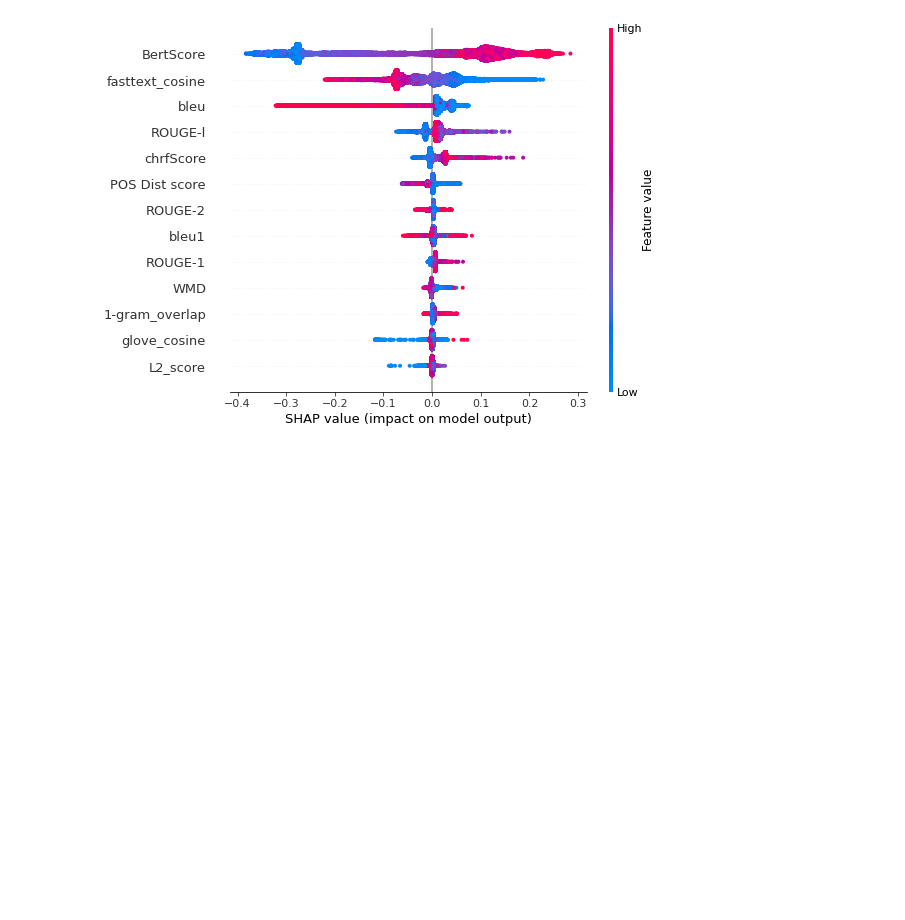
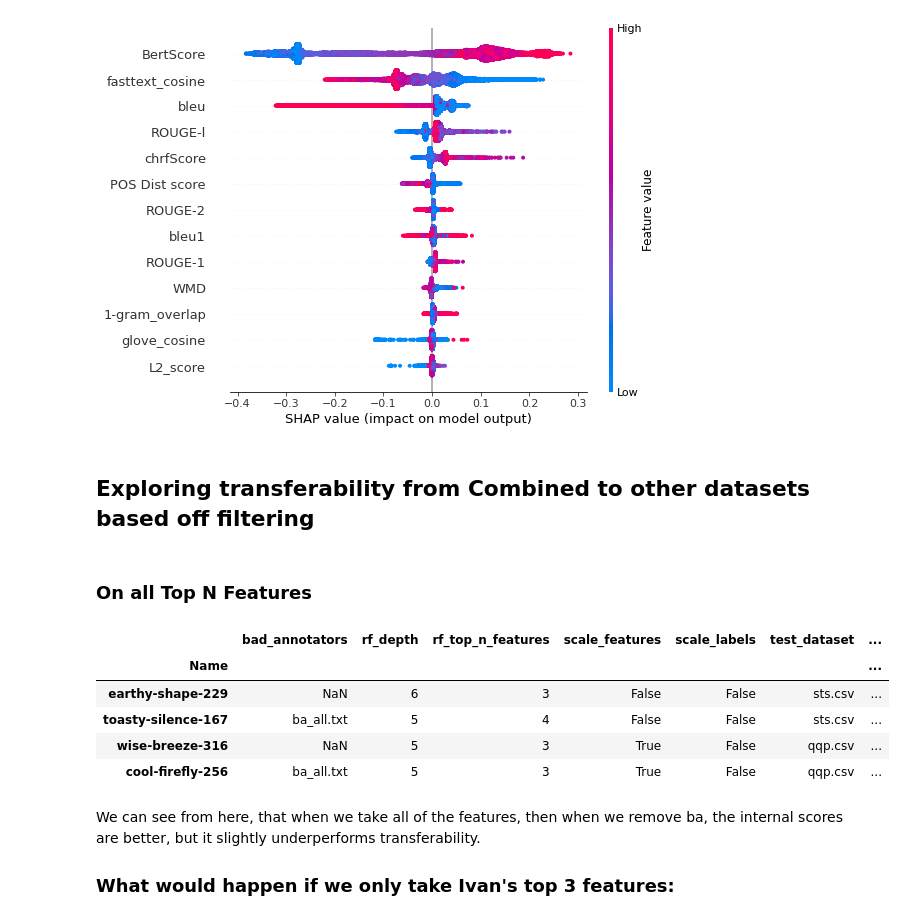
Before and after one commit to Hernanros/SOTA, a Jupyter notebook: notebooks/exploration/[AC][SS]EDA_on_wandb_sweep.ipynb, the cells around one changed output. Saved outputs shown, nothing was run; the diff lists cells and outputs as text; code cells hidden in the pictures; blank space fills up the shorter version.

```diff
--- a/notebooks/exploration/[AC][SS]EDA_on_wandb_sweep.ipynb
+++ b/notebooks/exploration/[AC][SS]EDA_on_wandb_sweep.ipynb
@@ -132,3 +122,38 @@ shap_values = explainer.shap_values(df[metrics])
 shap.summary_plot(shap_values, df[metrics])
 # %% [output]
 [figure]
+# %% [markdown]
+## Exploring transferability from Combined to other datasets based off filtering
+# %% [markdown]
+### On all Top N Features
+# %%
+report_file = "wandb_sweeping.csv"
+
+df = pd.read_csv(PATH_DATA / 'reports' / report_file, index_col="Name")
+df = df[df['scale_labels'] == False]
+
+df['RF Increase'] = df['RF PearsonR'] - df['Base Top Correlation']
+df['RF Increase Percentage'] = df['RF Increase'] / df['Base Top Correlation']
+# %%
+df.drop(columns=['State','Notes','User'],inplace=True)
+# %%
+ex1 = df[(df['train_dataset']==path_combined) & (df['test_dataset'] == path_sts) & (df['bad_annotators'].isnull())].sort_values(by="RF Increase", ascending=False).head(1)
+
+ex2 = df[(df['train_dataset']==path_combined) & (df['test_dataset'] == path_sts) & (df['bad_annotators'].notnull())].sort_values(by="RF Increase", ascending=False).head(1)
+
+ex3 = df[(df['train_dataset']==path_combined) & (df['test_dataset'] == path_qqp) & (df['bad_annotators'].isnull())].sort_values(by="RF Increase",ascending=False).head(1)
+
+ex4 = df[(df['train_dataset']==path_combined) & (df['test_dataset'] == path_qqp) & (df['bad_annotators'].notnull())].sort_values(by="RF Increase",ascending=False).head(1)
+# %%
+pd.concat([ex1,ex2,ex3,ex4])
+# %% [output]
+|  | bad_annotators | rf_depth | rf_top_n_features | scale_features | scale_labels | test_dataset | ... |
+| Name |  |  |  |  |  |  | ... |
+| earthy-shape-229 | NaN | 6 | 3 | False | False | sts.csv | ... |
+| toasty-silence-167 | ba_all.txt | 5 | 4 | False | False | sts.csv | ... |
+| wise-breeze-316 | NaN | 5 | 3 | True | False | qqp.csv | ... |
+| cool-firefly-256 | ba_all.txt | 5 | 3 | True | False | qqp.csv | ... |
+# %% [markdown]
+We can see from here, that when we take all of the features, then when we remove ba, the internal scores are better, but it slightly underperforms transferability.
+
+### What would happen if we only take Ivan's top 3 features:
```
Also changed, not shown: parts of 11 cells of this notebook, 1 other file.
